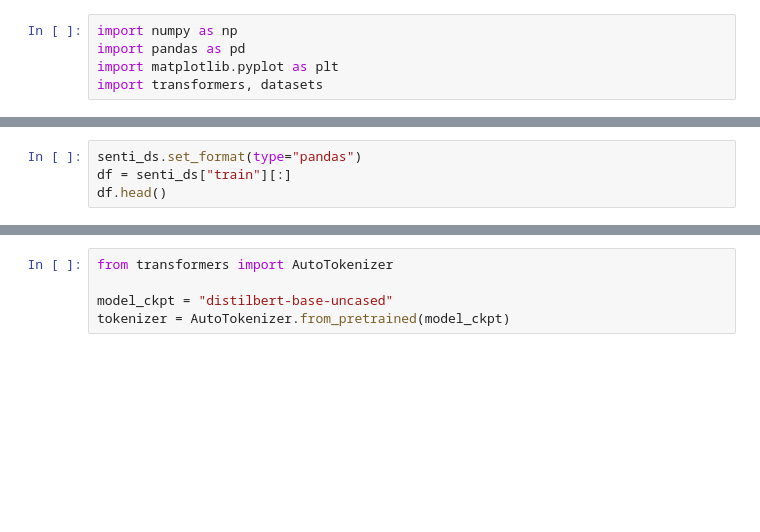
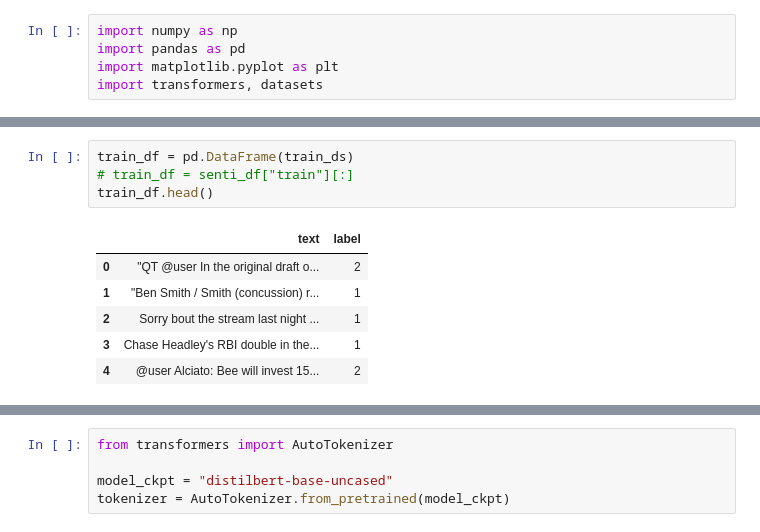
Before and after one commit to neuromorph/TweetEval-Sentiment-HF, a Jupyter notebook: TweetEval_Sentiment_HuggingFace.ipynb, the cells around one changed output, grey strips where cells are left out. Drawn from its saved outputs; the diff is of its cells as text; blank space fills up the shorter version.

```diff
--- a/TweetEval_Sentiment_HuggingFace.ipynb
+++ b/TweetEval_Sentiment_HuggingFace.ipynb
@@ -20,6 +45,13 @@ train_ds[0], len(train_ds)
-# %%
-senti_ds.set_format(type="pandas")
-df = senti_ds["train"][:]
-df.head()
+# %%
+train_df = pd.DataFrame(train_ds)
+# train_df = senti_df["train"][:]
+train_df.head()
+# %% [output]
+|  | text | label |
+| 0 | "QT @user In the original draft o... | 2 |
+| 1 | "Ben Smith / Smith (concussion) r... | 1 |
+| 2 | Sorry bout the stream last night ... | 1 |
+| 3 | Chase Headley's RBI double in the... | 1 |
+| 4 | @user Alciato: Bee will invest 15... | 2 |
 # %%
 def label_int2str(row):
```
Also changed, not shown: parts of 11 cells of this notebook.
